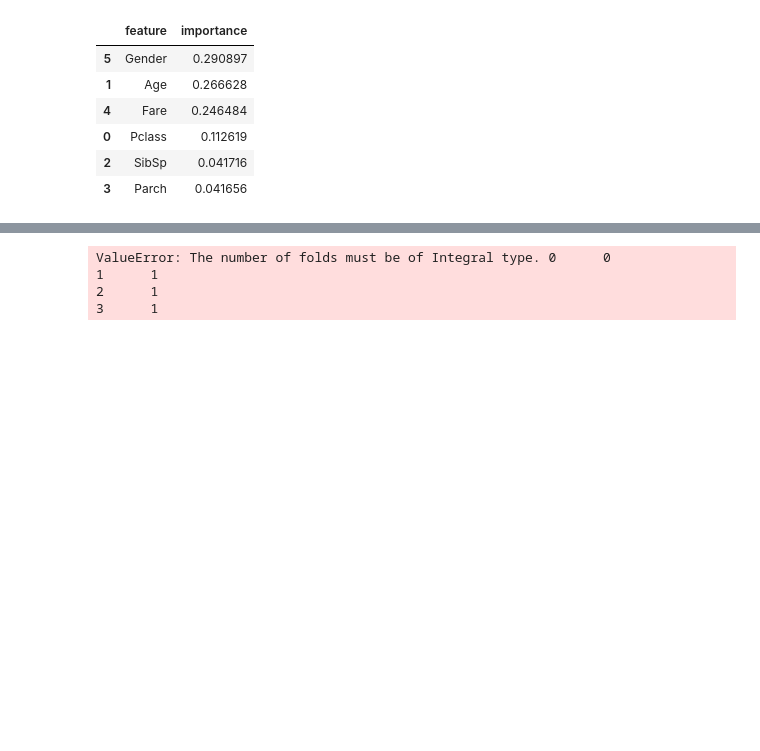
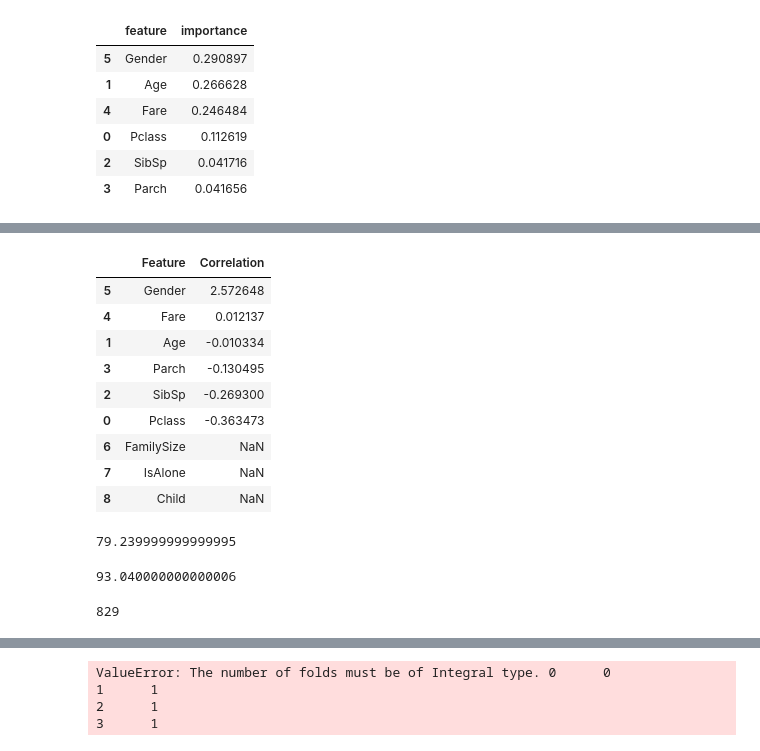
Before and after one commit to karijdempsey/learningWithKaggle, a Jupyter notebook: 1.0-kd-titanic_EDA.ipynb, the cells around one changed output, grey strips where cells are left out. Cells and saved outputs as stored; diff of their text form; code cells hidden in the pictures; blank space fills up the shorter version.

```diff
--- a/1.0-kd-titanic_EDA.ipynb
+++ b/1.0-kd-titanic_EDA.ipynb
@@ -392,0 +421,50 @@ features.sort_values(['importance'],ascending=False)
+# %%
+# check this bit
+
+coeff_df = pd.DataFrame(X_train2.columns)
+coeff_df.columns = ['Feature']
+coeff_df["Correlation"] = pd.Series(logreg.coef_[0])
+
+coeff_df.sort_values(by='Correlation', ascending=False)
+# %% [output]
+|  | Feature | Correlation |
+| 5 | Gender | 2.572648 |
+| 4 | Fare | 0.012137 |
+| 1 | Age | -0.010334 |
+| 3 | Parch | -0.130495 |
+| 2 | SibSp | -0.269300 |
+| 0 | Pclass | -0.363473 |
+| 6 | FamilySize | NaN |
+| 7 | IsAlone | NaN |
+| 8 | Child | NaN |
+# %%
+logreg = LogisticRegression()
+logreg.fit(X_train2, Y_train)
+Y_pred = logreg.predict(X_test)
+acc_log = round(logreg.score(X_train2, Y_train) * 100, 2)
+acc_log
+# %% [output]
+79.239999999999995
+# %%
+# Random Forests - might be better if have more features.
+from sklearn.ensemble import RandomForestClassifier
+
+random_forest = RandomForestClassifier(n_estimators=100, random_state=10)
+random_forest.fit(X_train2, Y_train)
+Y_pred = random_forest.predict(X_test)
+# random_forest.score(X_train2, Y_train)
+Y_train_pred = random_forest.predict(X_train2)
+accuracy_score(Y_train, Y_train_pred)
+acc_log = round(random_forest.score(X_train2, Y_train) * 100, 2)
+acc_log
+# %% [output]
+93.040000000000006
+# %%
+count = len(["ok" for idx, label in enumerate(Y_train) if label == Y_train_pred[idx]])
+# print "Accuracy Rate, which is calculated manually is: %f" % (float(count) / len(test_labels))
+# Accuracy = (Number of elements correctly classified)/(Total elements)
+len(Y_train)
+
+(549+280)
+# %% [output]
+829
```
Also changed, not shown: parts of 15 cells of this notebook.
